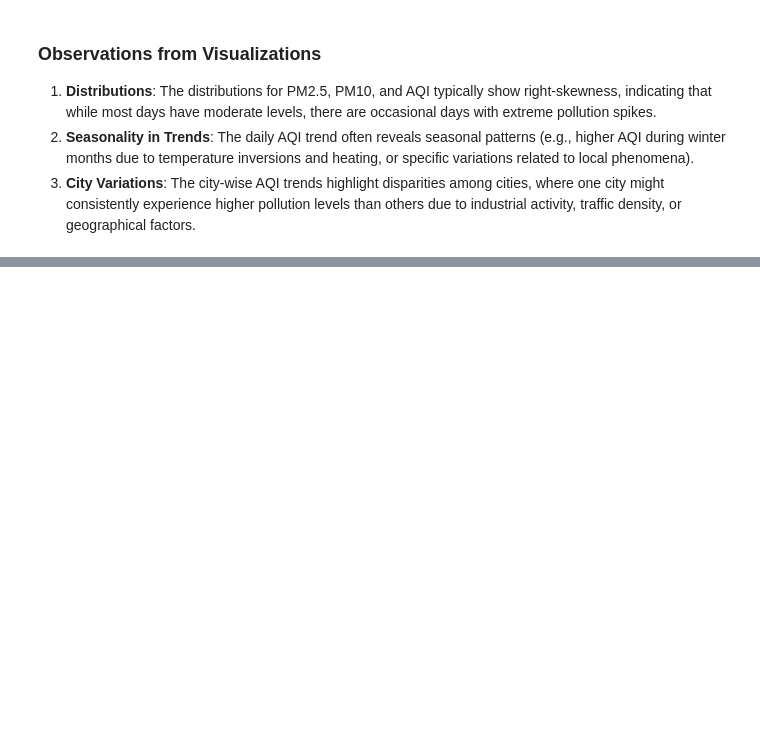
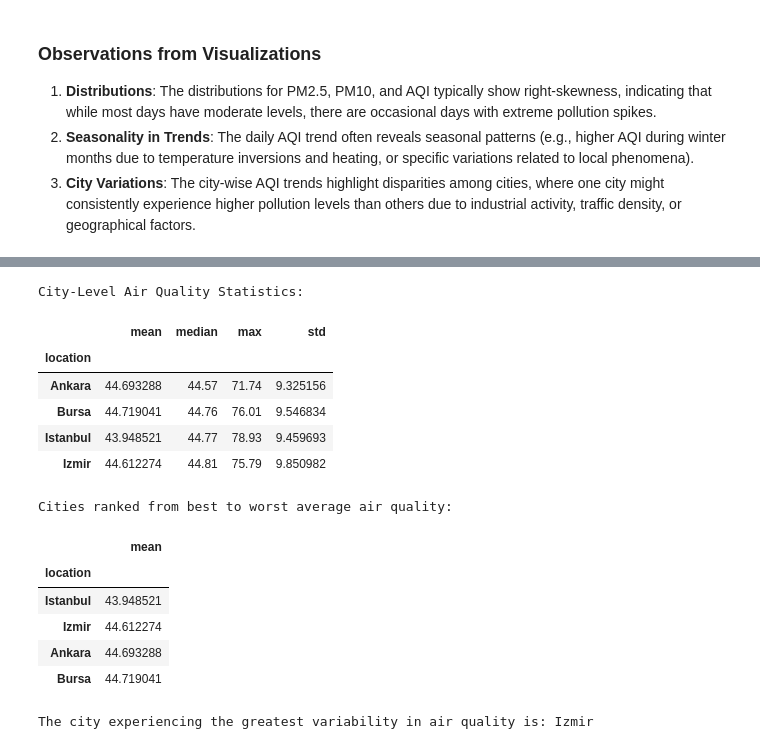
Before and after one commit to Smitvd22/Sem7-AiForSustainability, a Jupyter notebook: T2/air_quality_analysis.ipynb, the cells around one changed output, grey strips where cells are left out. Cells and saved outputs as stored; diff of their text form; code cells hidden in the pictures; blank space fills up the shorter version.

```diff
--- a/T2/air_quality_analysis.ipynb
+++ b/T2/air_quality_analysis.ipynb
@@ -176,0 +190,32 @@ else:
+# %%
+# Group by city and calculate required statistics for AQI
+# Assuming the AQI column is named 'predicted_aqi' based on previous cells
+aqi_stats = df.groupby('location')['predicted_aqi'].agg(['mean', 'median', 'max', 'std'])
+print("City-Level Air Quality Statistics:")
+display(aqi_stats)
+
+# Rank cities from best to worst average air quality (lowest mean AQI is best)
+aqi_ranked = aqi_stats.sort_values(by='mean')
+print("\nCities ranked from best to worst average air quality:")
+display(aqi_ranked[['mean']])
+
+# Which city experiences the greatest variability in air quality?
+# Greatest variability corresponds to the highest standard deviation
+highest_var_city = aqi_stats['std'].idxmax()
+print(f"\nThe city experiencing the greatest variability in air quality is: {highest_var_city}")
+# %% [output]
+City-Level Air Quality Statistics:
+|  | mean | median | max | std |
+| location |  |  |  |  |
+| Ankara | 44.693288 | 44.57 | 71.74 | 9.325156 |
+| Bursa | 44.719041 | 44.76 | 76.01 | 9.546834 |
+| Istanbul | 43.948521 | 44.77 | 78.93 | 9.459693 |
+| Izmir | 44.612274 | 44.81 | 75.79 | 9.850982 |
+Cities ranked from best to worst average air quality:
+|  | mean |
+| location |  |
+| Istanbul | 43.948521 |
+| Izmir | 44.612274 |
+| Ankara | 44.693288 |
+| Bursa | 44.719041 |
+The city experiencing the greatest variability in air quality is: Izmir
```
Also changed, not shown: parts of 6 cells of this notebook, 4 other files.
